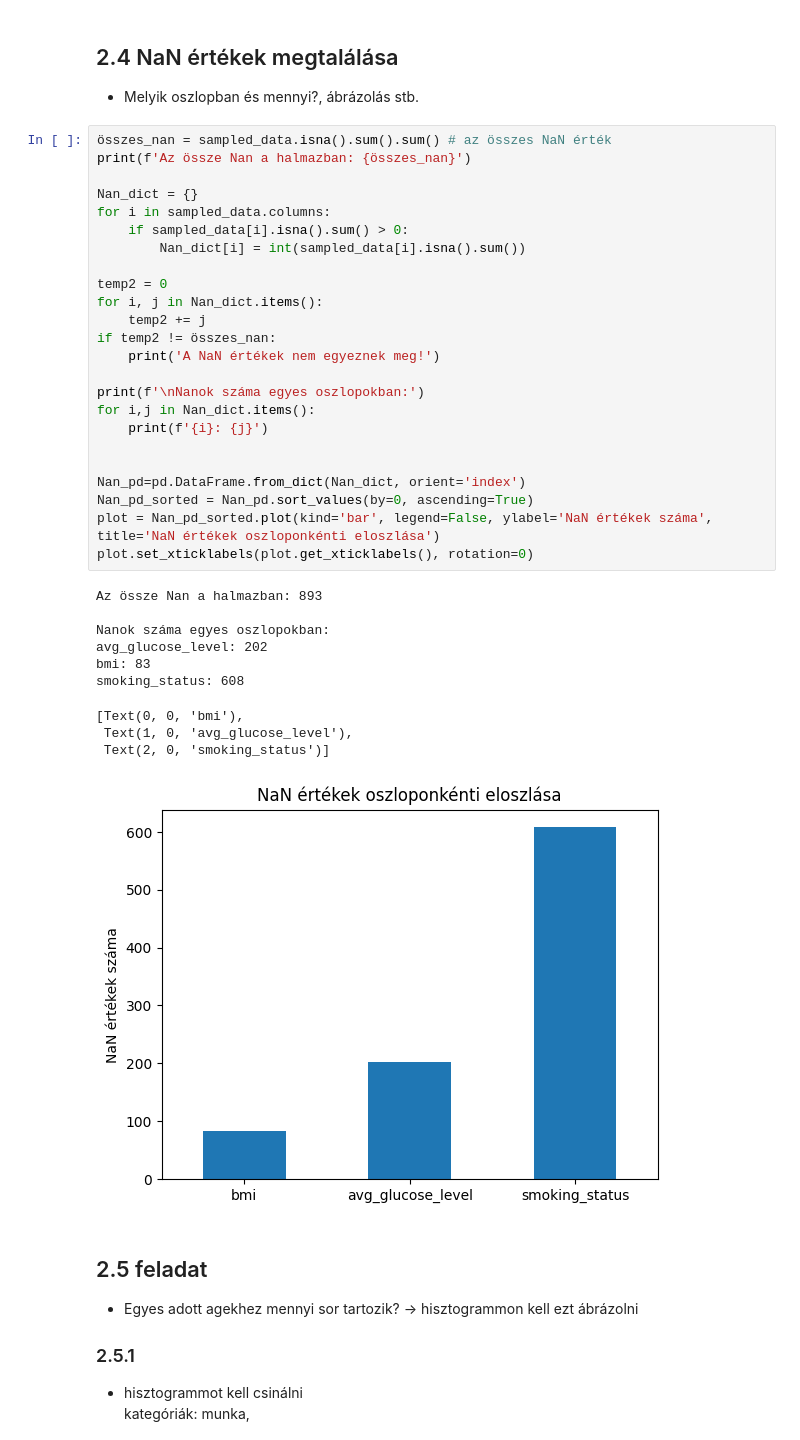
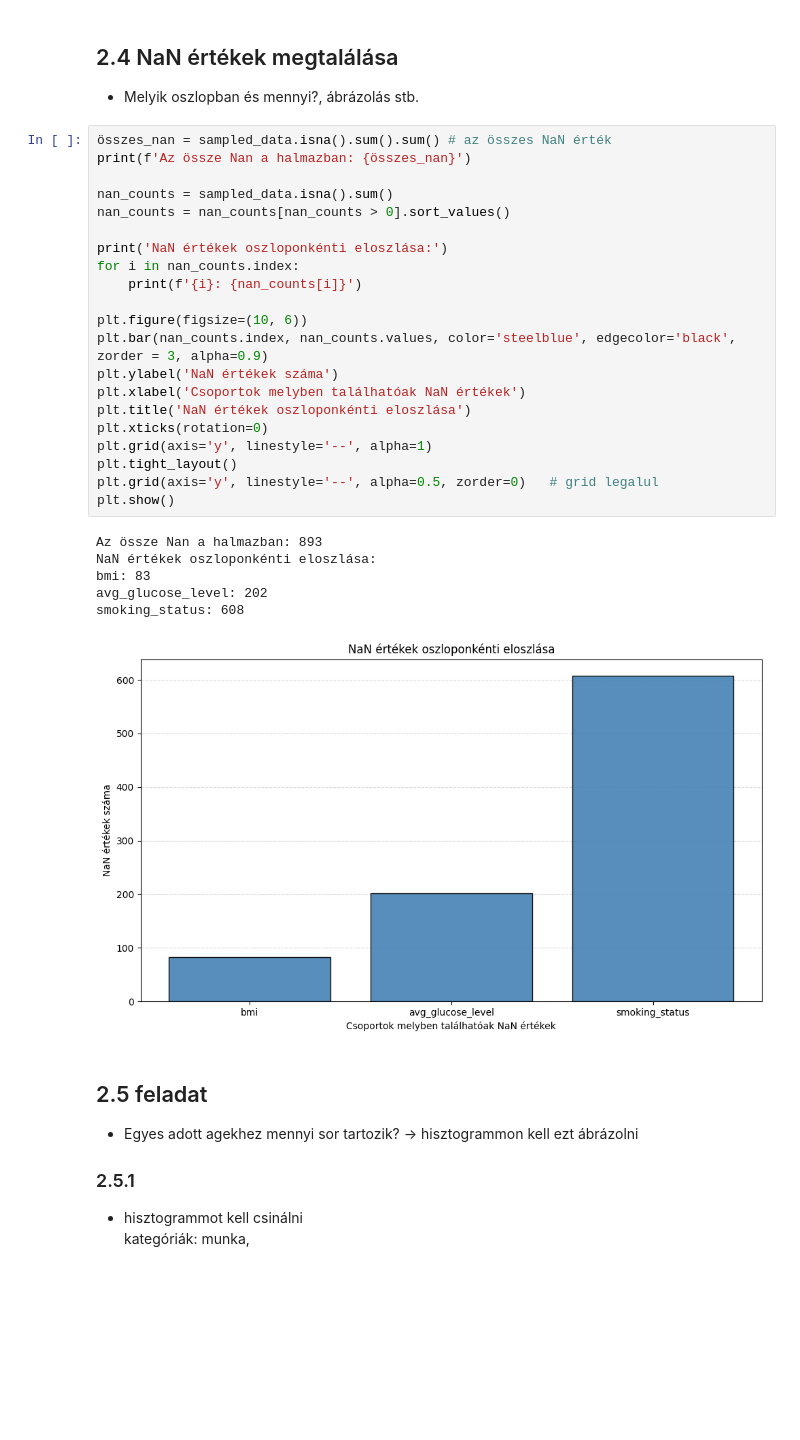
Before and after one commit to Mitosz01/PythonHazi, a Jupyter notebook: KissBeni_python_adat.ipynb, the cells around one changed output. Cells and saved outputs as stored; diff of their text form; blank space fills up the shorter version.

```diff
--- a/KissBeni_python_adat.ipynb
+++ b/KissBeni_python_adat.ipynb
@@ -148,38 +148,31 @@ A konvertálás sikeres volt!
 # %%
 összes_nan = sampled_data.isna().sum().sum() # az összes NaN érték
 print(f'Az össze Nan a halmazban: {összes_nan}')
 
-Nan_dict = {}
-for i in sampled_data.columns:
-    if sampled_data[i].isna().sum() > 0:
-        Nan_dict[i] = int(sampled_data[i].isna().sum())
+nan_counts = sampled_data.isna().sum()
+nan_counts = nan_counts[nan_counts > 0].sort_values()
 
-temp2 = 0
-for i, j in Nan_dict.items():
-    temp2 += j
-if temp2 != összes_nan:
-    print('A NaN értékek nem egyeznek meg!')
+print('NaN értékek oszloponkénti eloszlása:')
+for i in nan_counts.index:
+    print(f'{i}: {nan_counts[i]}')
 
-print(f'\nNanok száma egyes oszlopokban:')
-for i,j in Nan_dict.items():
-    print(f'{i}: {j}')
-
-
-Nan_pd=pd.DataFrame.from_dict(Nan_dict, orient='index')
-Nan_pd_sorted = Nan_pd.sort_values(by=0, ascending=True)
-plot = Nan_pd_sorted.plot(kind='bar', legend=False, ylabel='NaN értékek száma', title='NaN értékek oszloponkénti eloszlása')
-plot.set_xticklabels(plot.get_xticklabels(), rotation=0)
+plt.figure(figsize=(10, 6))
+plt.bar(nan_counts.index, nan_counts.values, color='steelblue', edgecolor='black', zorder = 3, alpha=0.9)
+plt.ylabel('NaN értékek száma')
+plt.xlabel('Csoportok melyben találhatóak NaN értékek')
+plt.title('NaN értékek oszloponkénti eloszlása')
+plt.xticks(rotation=0)
+plt.grid(axis='y', linestyle='--', alpha=1)
+plt.tight_layout()
+plt.grid(axis='y', linestyle='--', alpha=0.5, zorder=0)   # grid legalul
+plt.show()
 # %% [output]
 Az össze Nan a halmazban: 893
-
-Nanok száma egyes oszlopokban:
+NaN értékek oszloponkénti eloszlása:
+bmi: 83
 avg_glucose_level: 202
-bmi: 83
 smoking_status: 608
-[Text(0, 0, 'bmi'),
- Text(1, 0, 'avg_glucose_level'),
- Text(2, 0, 'smoking_status')]
-[figure, old version]
+[figure, new version]
 # %% [markdown]
 ## 2.5 feladat
 - Egyes adott agekhez mennyi sor tartozik? -> hisztogrammon kell ezt ábrázolni
```
Also changed, not shown: 1 other file.
